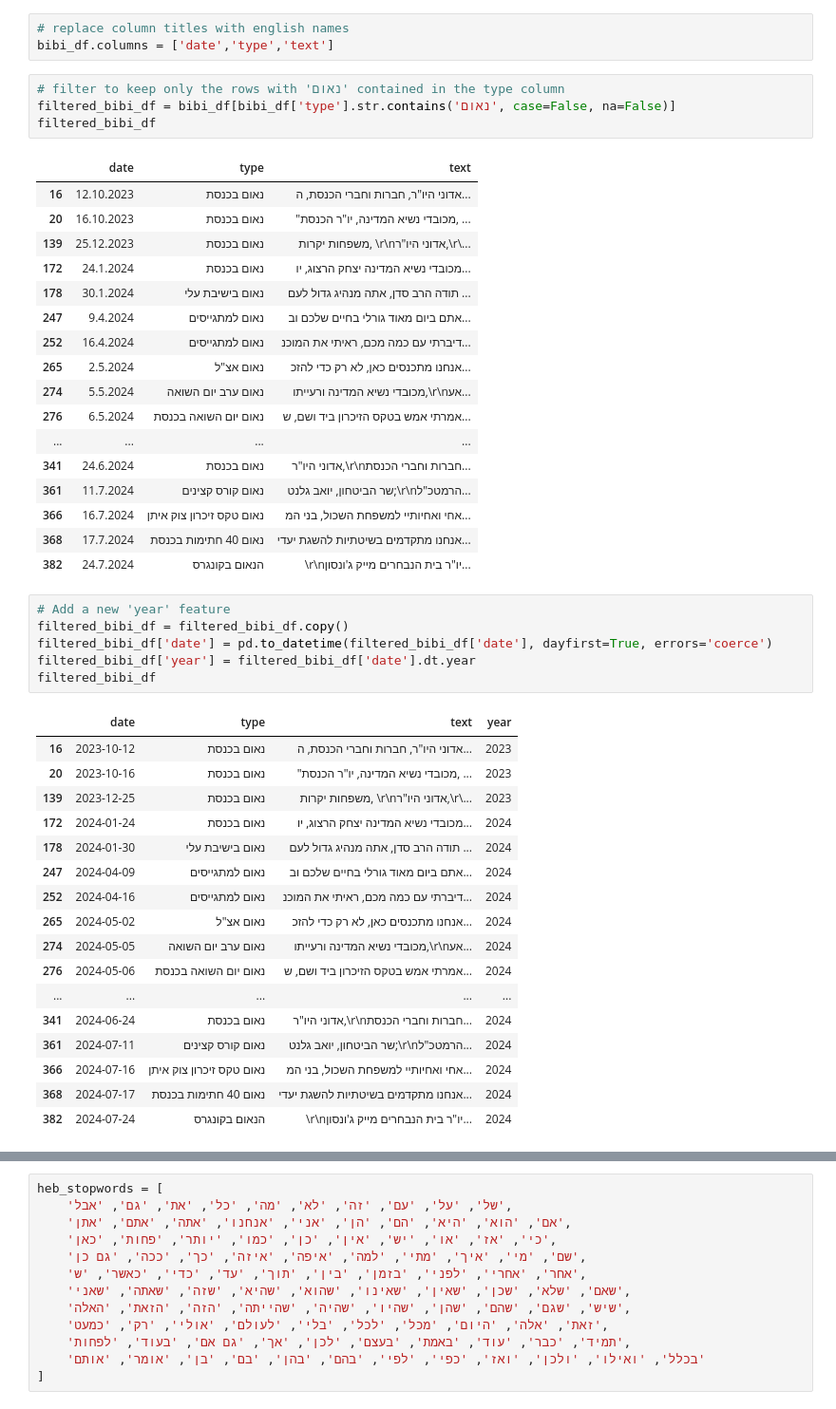
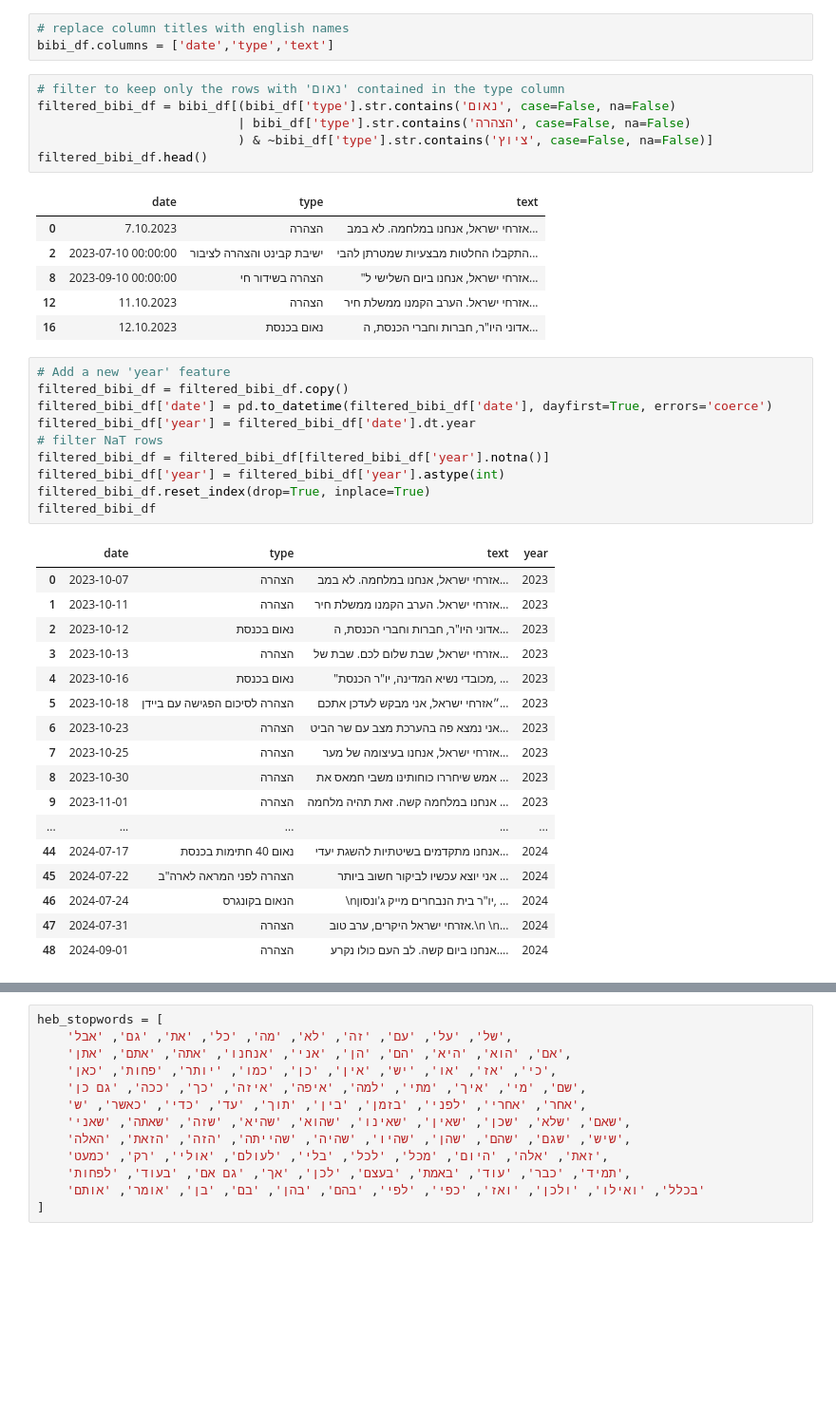
Before and after one commit to ErezLavi/hw3-nlp, a Jupyter notebook: hw3.ipynb, the cells around one changed output, grey strips where cells are left out. Shown at 95% size. Drawn from its saved outputs; the diff is of its cells as text; blank space fills up the shorter version.

```diff
--- a/hw3.ipynb
+++ b/hw3.ipynb
@@ -29,50 +29,45 @@ bibi_df.head()
 bibi_df.columns = ['date','type','text']
 # %%
 # filter to keep only the rows with 'נאום' contained in the type column
-filtered_bibi_df = bibi_df[bibi_df['type'].str.contains('נאום', case=False, na=False)]
-filtered_bibi_df
+filtered_bibi_df = bibi_df[(bibi_df['type'].str.contains('נאום', case=False, na=False)
+                           | bibi_df['type'].str.contains('הצהרה', case=False, na=False)
+                           ) & ~bibi_df['type'].str.contains('ציוץ', case=False, na=False)]
+filtered_bibi_df.head()
 # %% [output]
 |  | date | type | text |
+| 0 | 7.10.2023 | הצהרה | אזרחי ישראל, אנחנו במלחמה. לא במב... |
+| 2 | 2023-07-10 00:00:00 | ישיבת קבינט והצהרה לציבור | התקבלו החלטות מבצעיות שמטרתן להבי... |
+| 8 | 2023-09-10 00:00:00 | הצהרה בשידור חי | "אזרחי ישראל, אנחנו ביום השלישי ל... |
+| 12 | 11.10.2023 | הצהרה | אזרחי ישראל. הערב הקמנו ממשלת חיר... |
 | 16 | 12.10.2023 | נאום בכנסת | אדוני היו"ר, חברות וחברי הכנסת, ה... |
-| 20 | 16.10.2023 | נאום בכנסת | "מכובדי נשיא המדינה, יו"ר הכנסת, ... |
-| 139 | 25.12.2023 | נאום בכנסת | משפחות יקרות, \r\nאדוני היו"ר,\r\... |
-| 172 | 24.1.2024 | נאום בכנסת | מכובדי נשיא המדינה יצחק הרצוג, יו... |
-| 178 | 30.1.2024 | נאום בישיבת עלי | תודה הרב סדן, אתה מנהיג גדול לעם ... |
-| 247 | 9.4.2024 | נאום למתגייסים | אתם ביום מאוד גורלי בחיים שלכם וב... |
-| 252 | 16.4.2024 | נאום למתגייסים | דיברתי עם כמה מכם, ראיתי את המוכנ... |
-| 265 | 2.5.2024 | נאום אצ"ל | אנחנו מתכנסים כאן, לא רק כדי להזכ... |
-| 274 | 5.5.2024 | נאום ערב יום השואה | מכובדי נשיא המדינה ורעייתו,\r\nאע... |
-| 276 | 6.5.2024 | נאום יום השואה בכנסת | אמרתי אמש בטקס הזיכרון ביד ושם, ש... |
-| ... | ... | ... | ... |
-| 341 | 24.6.2024 | נאום בכנסת | אדוני היו"ר,\r\nחברות וחברי הכנסת... |
-| 361 | 11.7.2024 | נאום קורס קצינים | שר הביטחון, יואב גלנט;\r\nהרמטכ"ל... |
-| 366 | 16.7.2024 | נאום טקס זיכרון צוק איתן | אחי ואחיותיי למשפחת השכול, בני המ... |
-| 368 | 17.7.2024 | נאום 40 חתימות בכנסת | אנחנו מתקדמים בשיטתיות להשגת יעדי... |
-| 382 | 24.7.2024 | הנאום בקונגרס | \r\nיו"ר בית הנבחרים מייק ג'ונסון... |
 # %%
 # Add a new 'year' feature
 filtered_bibi_df = filtered_bibi_df.copy()
 filtered_bibi_df['date'] = pd.to_datetime(filtered_bibi_df['date'], dayfirst=True, errors='coerce')
 filtered_bibi_df['year'] = filtered_bibi_df['date'].dt.year
+# filter NaT rows
+filtered_bibi_df = filtered_bibi_df[filtered_bibi_df['year'].notna()]
+filtered_bibi_df['year'] = filtered_bibi_df['year'].astype(int)
+filtered_bibi_df.reset_index(drop=True, inplace=True)
 filtered_bibi_df
 # %% [output]
 |  | date | type | text | year |
-| 16 | 2023-10-12 | נאום בכנסת | אדוני היו"ר, חברות וחברי הכנסת, ה... | 2023 |
-| 20 | 2023-10-16 | נאום בכנסת | "מכובדי נשיא המדינה, יו"ר הכנסת, ... | 2023 |
-| 139 | 2023-12-25 | נאום בכנסת | משפחות יקרות, \r\nאדוני היו"ר,\r\... | 2023 |
-| 172 | 2024-01-24 | נאום בכנסת | מכובדי נשיא המדינה יצחק הרצוג, יו... | 2024 |
-| 178 | 2024-01-30 | נאום בישיבת עלי | תודה הרב סדן, אתה מנהיג גדול לעם ... | 2024 |
-| 247 | 2024-04-09 | נאום למתגייסים | אתם ביום מאוד גורלי בחיים שלכם וב... | 2024 |
-| 252 | 2024-04-16 | נאום למתגייסים | דיברתי עם כמה מכם, ראיתי את המוכנ... | 2024 |
-| 265 | 2024-05-02 | נאום אצ"ל | אנחנו מתכנסים כאן, לא רק כדי להזכ... | 2024 |
-| 274 | 2024-05-05 | נאום ערב יום השואה | מכובדי נשיא המדינה ורעייתו,\r\nאע... | 2024 |
-| 276 | 2024-05-06 | נאום יום השואה בכנסת | אמרתי אמש בטקס הזיכרון ביד ושם, ש... | 2024 |
+| 0 | 2023-10-07 | הצהרה | אזרחי ישראל, אנחנו במלחמה. לא במב... | 2023 |
+| 1 | 2023-10-11 | הצהרה | אזרחי ישראל. הערב הקמנו ממשלת חיר... | 2023 |
+| 2 | 2023-10-12 | נאום בכנסת | אדוני היו"ר, חברות וחברי הכנסת, ה... | 2023 |
+| 3 | 2023-10-13 | הצהרה | אזרחי ישראל, שבת שלום לכם. שבת של... | 2023 |
+| 4 | 2023-10-16 | נאום בכנסת | "מכובדי נשיא המדינה, יו"ר הכנסת, ... | 2023 |
+| 5 | 2023-10-18 | הצהרה לסיכום הפגישה עם ביידן | ״אזרחי ישראל, אני מבקש לעדכן אתכם... | 2023 |
+| 6 | 2023-10-23 | הצהרה | אני נמצא פה בהערכת מצב עם שר הביט... | 2023 |
+| 7 | 2023-10-25 | הצהרה | אזרחי ישראל, אנחנו בעיצומה של מער... | 2023 |
+| 8 | 2023-10-30 | הצהרה | אמש שיחררו כוחותינו משבי חמאס את ... | 2023 |
+| 9 | 2023-11-01 | הצהרה | אנחנו במלחמה קשה. זאת תהיה מלחמה ... | 2023 |
 | ... | ... | ... | ... | ... |
-| 341 | 2024-06-24 | נאום בכנסת | אדוני היו"ר,\r\nחברות וחברי הכנסת... | 2024 |
-| 361 | 2024-07-11 | נאום קורס קצינים | שר הביטחון, יואב גלנט;\r\nהרמטכ"ל... | 2024 |
-| 366 | 2024-07-16 | נאום טקס זיכרון צוק איתן | אחי ואחיותיי למשפחת השכול, בני המ... | 2024 |
-| 368 | 2024-07-17 | נאום 40 חתימות בכנסת | אנחנו מתקדמים בשיטתיות להשגת יעדי... | 2024 |
-| 382 | 2024-07-24 | הנאום בקונגרס | \r\nיו"ר בית הנבחרים מייק ג'ונסון... | 2024 |
+| 44 | 2024-07-17 | נאום 40 חתימות בכנסת | אנחנו מתקדמים בשיטתיות להשגת יעדי... | 2024 |
+| 45 | 2024-07-22 | הצהרה לפני המראה לארה"ב | אני יוצא עכשיו לביקור חשוב ביותר ... | 2024 |
+| 46 | 2024-07-24 | הנאום בקונגרס | \nיו"ר בית הנבחרים מייק ג'ונסון, ... | 2024 |
+| 47 | 2024-07-31 | הצהרה | אזרחי ישראל היקרים, ערב טוב.\n \n... | 2024 |
+| 48 | 2024-09-01 | הצהרה | אנחנו ביום קשה. לב העם כולו נקרע.... | 2024 |
 # %%
 # remove '\n' from the text column
 filtered_bibi_df.loc[:, 'text'] = filtered_bibi_df['text'].str.replace('\n', ' ', regex=False)
```
Also changed, not shown: parts of 6 cells of this notebook, 1 other file.
